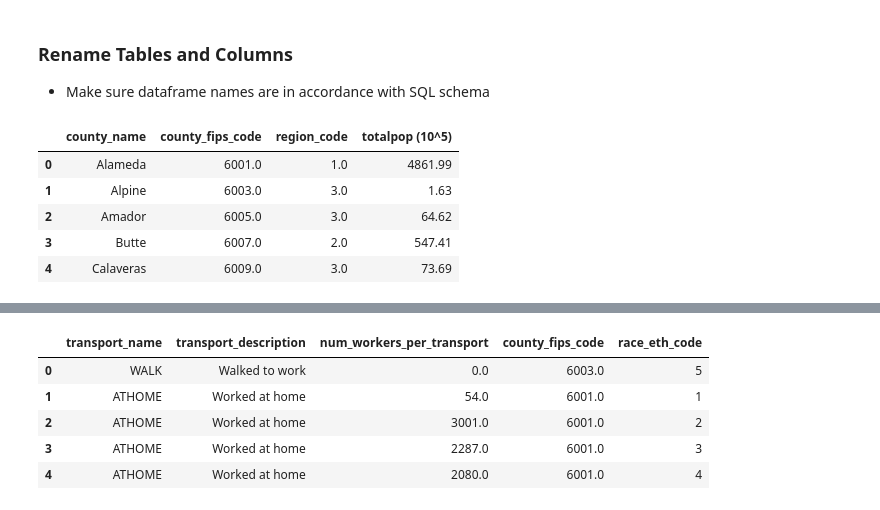
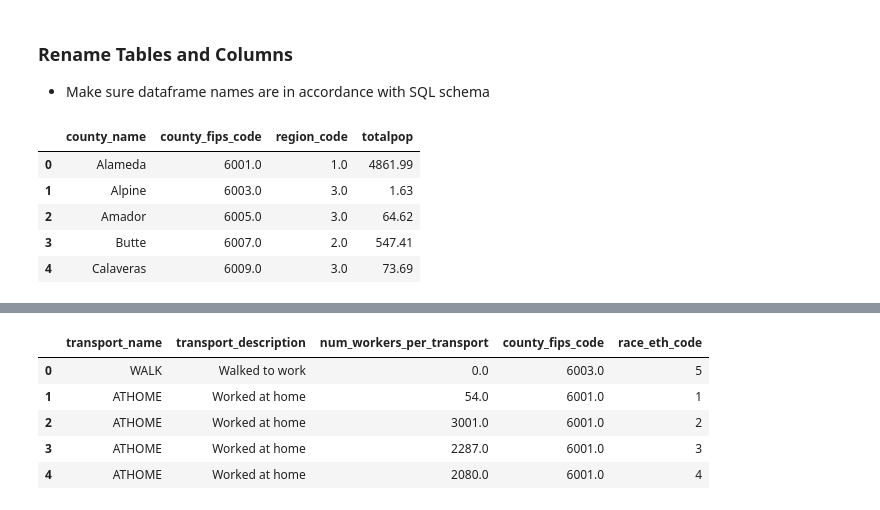
Before and after one commit to selgho23/ETL_project, a Jupyter notebook: ETL_code.ipynb, the cells around one changed output, grey strips where cells are left out. Saved outputs shown, nothing was run; the diff lists cells and outputs as text; code cells hidden in the pictures.

```diff
--- a/ETL_code.ipynb
+++ b/ETL_code.ipynb
@@ -157,12 +157,12 @@ traffic_injuries.head()
 - Make sure dataframe names are in accordance with SQL schema
 # %%
 counties = counties_pop_joined.rename(columns={'county_fips': 'county_fips_code',
-                                               'totalpop': 'totalpop (10^5)'
+                                               'totalpop': 'totalpop'
                                               }
                                      )
 counties.head()
 # %% [output]
-|  | county_name | county_fips_code | region_code | totalpop (10^5) |
+|  | county_name | county_fips_code | region_code | totalpop |
 | 0 | Alameda | 6001.0 | 1.0 | 4861.99 |
 | 1 | Alpine | 6003.0 | 3.0 | 1.63 |
 | 2 | Amador | 6005.0 | 3.0 | 64.62 |
```
Also changed, not shown: parts of 10 cells of this notebook.
